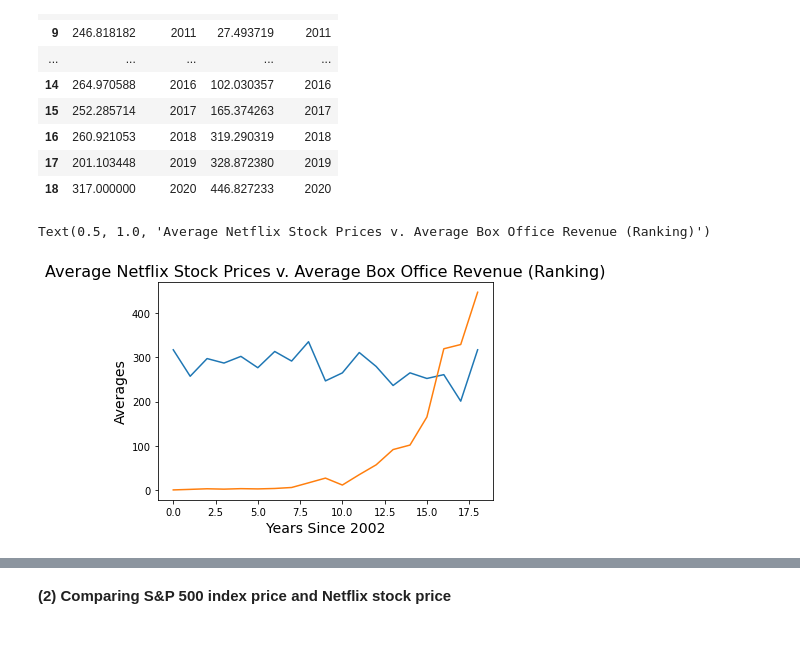
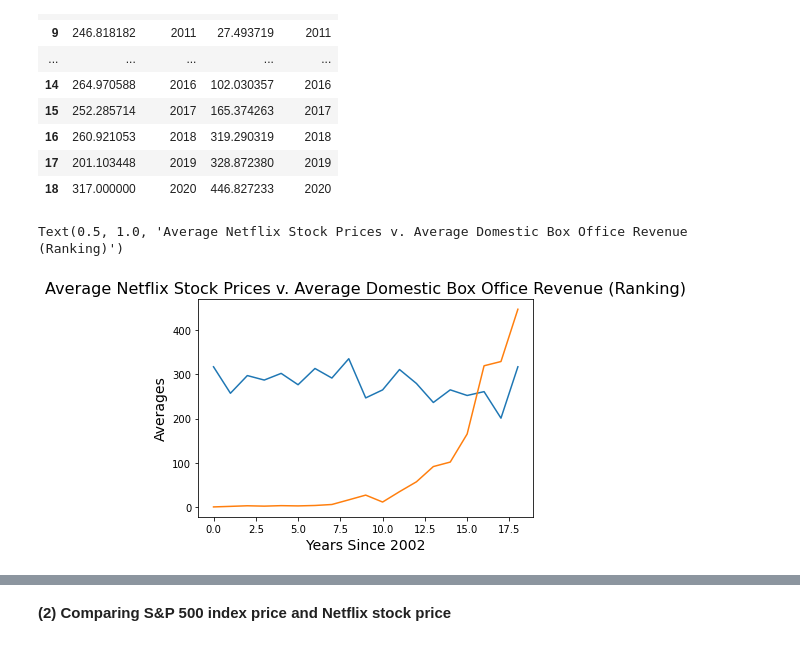
Before and after one commit to jjk-296/2950-project1, a Jupyter notebook: phase2.ipynb, the cells around one changed output, grey strips where cells are left out. Cells and saved outputs as stored; diff of their text form; code cells hidden in the pictures.

```diff
--- a/phase2.ipynb
+++ b/phase2.ipynb
@@ -340,9 +372,9 @@ display(boxrank_netflixclose_df)
 # %%
 plt.plot(boxrank_netflixclose_df['avgrank'])
 plt.plot(boxrank_netflixclose_df['avgclose'])
 plt.ylabel('Averages', fontsize=14)
 plt.xlabel('Years Since 2002', fontsize=14)
-plt.title('Average Netflix Stock Prices v. Average Box Office Revenue (Ranking)', fontsize=16)
+plt.title('Average Netflix Stock Prices v. Average Domestic Box Office Revenue (Ranking)', fontsize=16)
 # %% [output]
-Text(0.5, 1.0, 'Average Netflix Stock Prices v. Average Box Office Revenue (Ranking)')
+Text(0.5, 1.0, 'Average Netflix Stock Prices v. Average Domestic Box Office Revenue (Ranking)')
-[figure, old version]
+[figure, new version]
```
Also changed, not shown: parts of 17 cells of this notebook, 1 other file.
